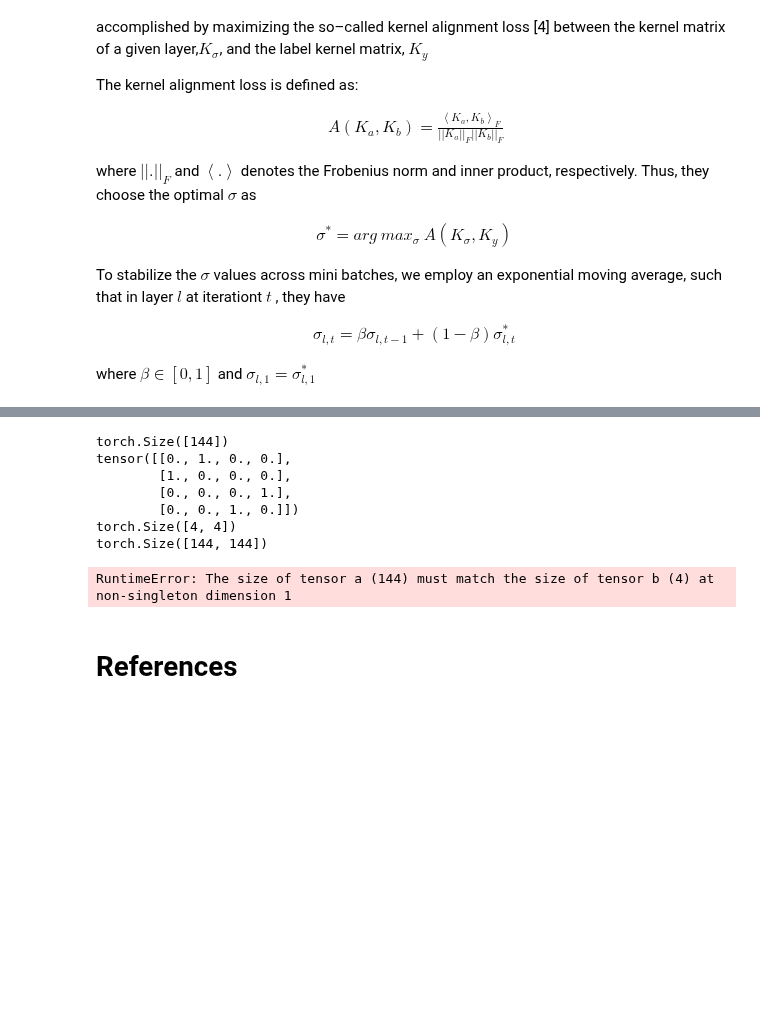
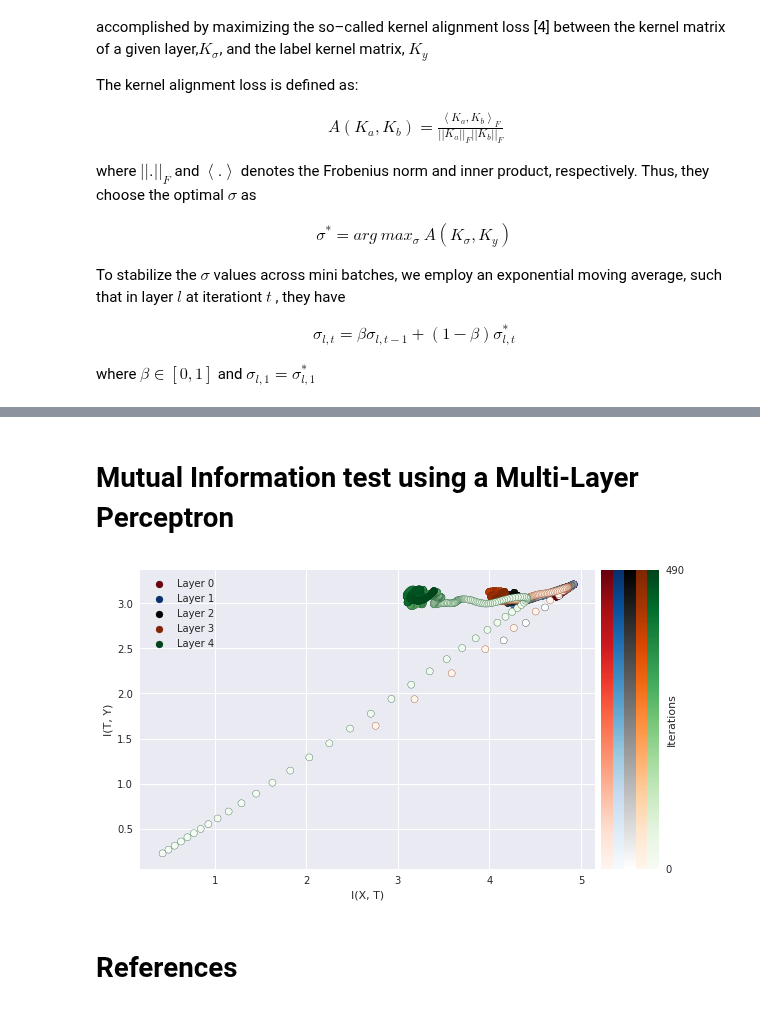
Before and after one commit to SolidusAbi/IPDL, a Jupyter notebook: notebooks/IPLRenyi.ipynb, the cells around one changed output, grey strips where cells are left out. Drawn from its saved outputs; the diff is of its cells as text; code cells hidden in the pictures; blank space fills up the shorter version.

```diff
--- a/notebooks/IPLRenyi.ipynb
+++ b/notebooks/IPLRenyi.ipynb
@@ -1,15 +1,23 @@
 # %% [markdown]
 # Information Plane Analysis of Deep Neural Networks via Matrix-Based Renyi's Entropy and Tensor Kernels
 # %%
+from tqdm import tqdm
 import torch
-from torch import tensor
+from torch import nn
+import torch.optim as optim
+from torch.utils.data import DataLoader
 import torchvision
+from torchvision.transforms import Compose, ToTensor
 
 project_dir = os.path.split(os.getcwd())[0]
 if project_dir not in sys.path:
     sys.path.append(project_dir)
 
-from models.Paper import CNN
+from IPDL import TensorKernel
+from models import MLP
+from utils import moving_average, showMutualInformation
+
+device = torch.device('cuda' if torch.cuda.is_available() else 'cpu')
 # %% [markdown]
 ## Matrix-Based Mutual Information
 
@@ -298,39 +98,2 @@ RuntimeError: The expanded size of the tensor (24) must match the existing size
-# %%
-a = torch.rand((4, 2000))
-a = torch.rand((4, 3, 12, 12))
-
-print(a[0][0].flatten().shape)
-
-# b=[]
-# for i in range(1, len(a)):
-#     b.append(torch.dist(a[i-1], a[i]))
-
-distance = torch.tensor([torch.dist(a[i-1], a[i]) for i in range(1, len(a))]).mean()
-label = torch.zeros((4, 4))
-label[0, 1] = 1
-label[1, 0] = 1
-label[2, 3] = 1
-label[3, 2] = 1
-print(label)
-
-def kernelAligmentLoss(x, y):
-    return (torch.sum(x*y))/(torch.norm(x) * torch.norm(y))
-
-kernel_label = RBF(label[0], 0.1)
-kernel_data = RBF(a[0][0].flatten(), distance-10)
-print(kernel_label.shape)
-print(kernel_data.shape)
-print(kernelAligmentLoss(kernel_data, kernel_label))
-
-# print(distance)
-# sigma_values = torch.arange(distance*0.1, distance*10, (distance*10 - distance*0.1)/75)
-# print(sigma_values)
-# %% [output]
-torch.Size([144])
-tensor([[0., 1., 0., 0.],
-        [1., 0., 0., 0.],
-        [0., 0., 0., 1.],
-        [0., 0., 1., 0.]])
-torch.Size([4, 4])
-torch.Size([144, 144])
-RuntimeError: The size of tensor a (144) must match the size of tensor b (4) at non-singleton dimension 1
+# %% [markdown]
+# Mutual Information test using a Multi-Layer Perceptron
@@ -337,3 +163,7 @@ RuntimeError: The size of tensor a (144) must match the size of tensor b (4) at
+# %%
+showMutualInformation(net.getInformationPlaneLayers(), colors=['Reds', 'Blues', 'binary', 'Oranges', 'Greens'])
+# %% [output]
+[figure, added]
 # %% [markdown]
 # References
 # %% [markdown]
```
Also changed, not shown: parts of 9 cells of this notebook, 3 other files.
